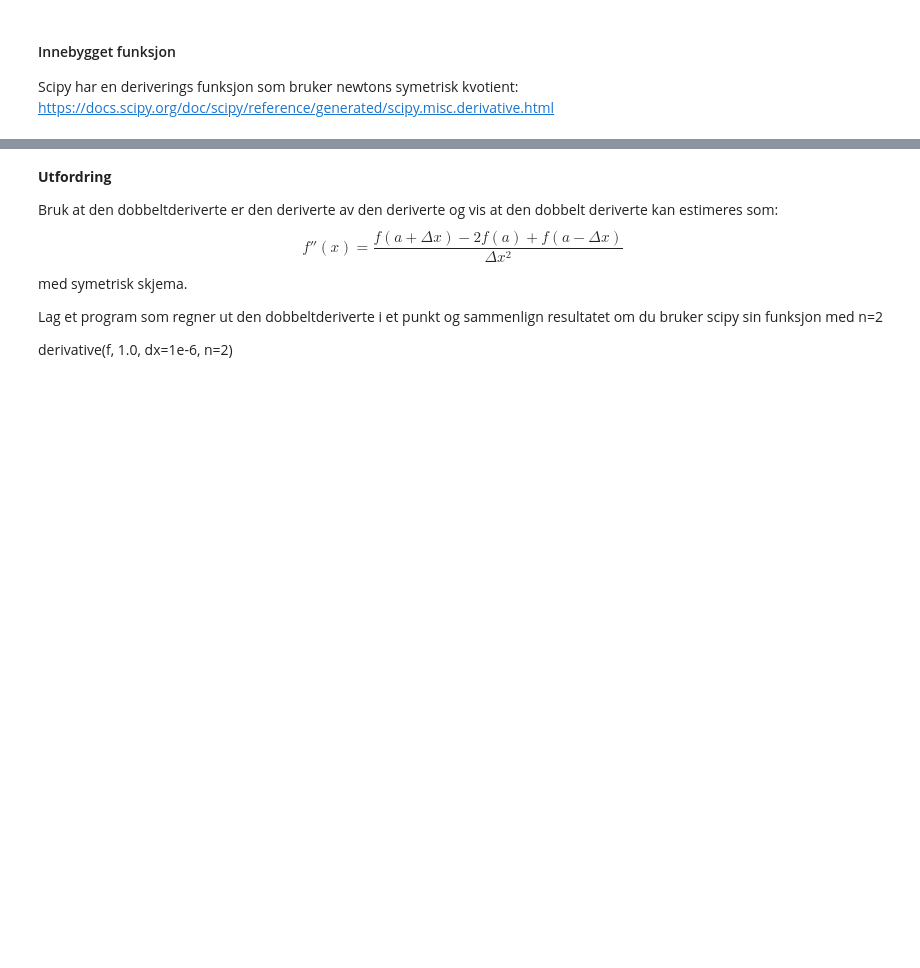
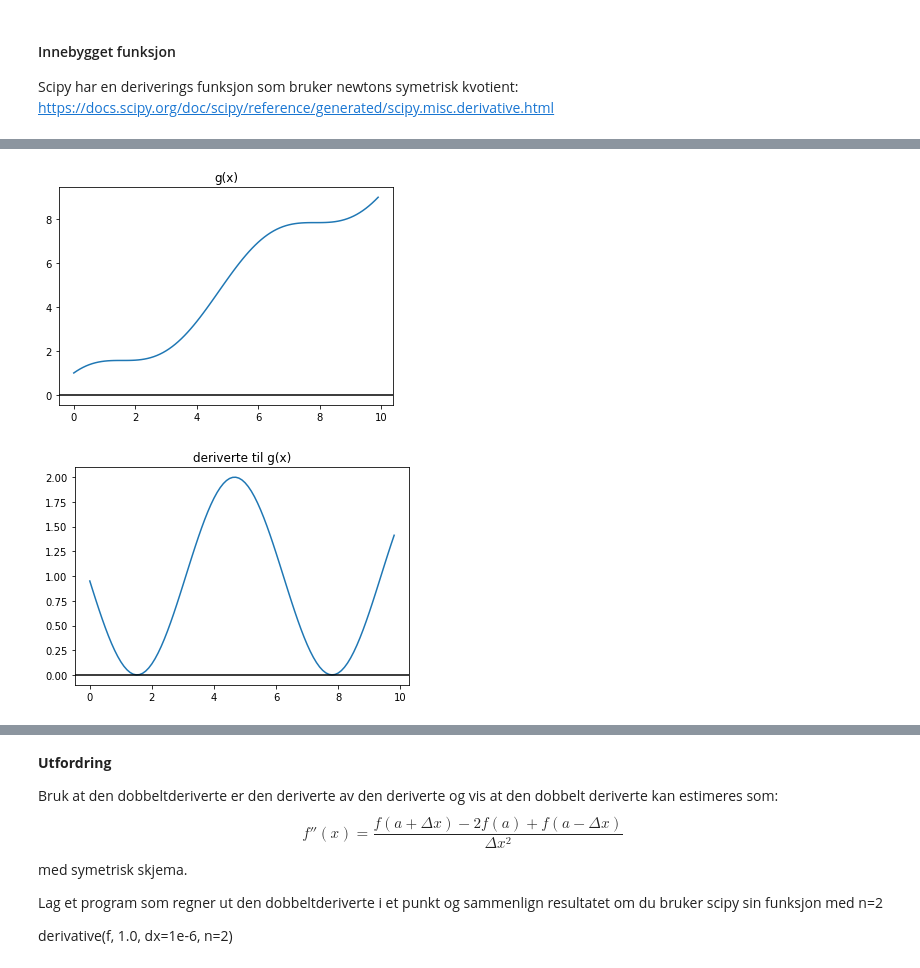
Before and after one commit to LektorB/ProgMod, a Jupyter notebook: Numeriske_metoder.ipynb, the cells around one changed output, grey strips where cells are left out. Saved outputs shown, nothing was run; the diff lists cells and outputs as text; code cells hidden in the pictures; blank space fills up the shorter version.

```diff
--- a/Numeriske_metoder.ipynb
+++ b/Numeriske_metoder.ipynb
@@ -25,0 +33,32 @@ derivative(f, 1.0, dx=1e-6)
+# %%
+import numpy as np
+import matplotlib.pyplot as plt
+
+# Definere funksjonen som skal deriveres
+def g(x):
+    return np.cos(x)+x
+
+# Definere størrelsen på tidsintervallet (dt)
+dt = 0.1
+
+# Lage arrayer med 'måletidspunkt' og 'målinger'
+x_verdier = np.arange(0, 10, dt)
+y_verdier = g(x_verdier)
+
+# Tegne plot av funksjonen
+plt.plot(x_verdier, y_verdier)
+plt.title('g(x)')
+plt.axhline(y=0,color='k')
+plt.show()
+
+# Bruke numerisk derivasjon til å derivere funksjonen
+fart_verdier = deriver(y_verdier, dt)
+
+# Tegne plot av den deriverte
+plt.plot(x_verdier[:-1], fart_verdier)
+plt.title('deriverte til g(x)')
+plt.axhline(y=0,color='k')
+plt.show()
+# %% [output]
+[figure, added]
+[figure, added]
```
Also changed, not shown: parts of 5 cells of this notebook.
